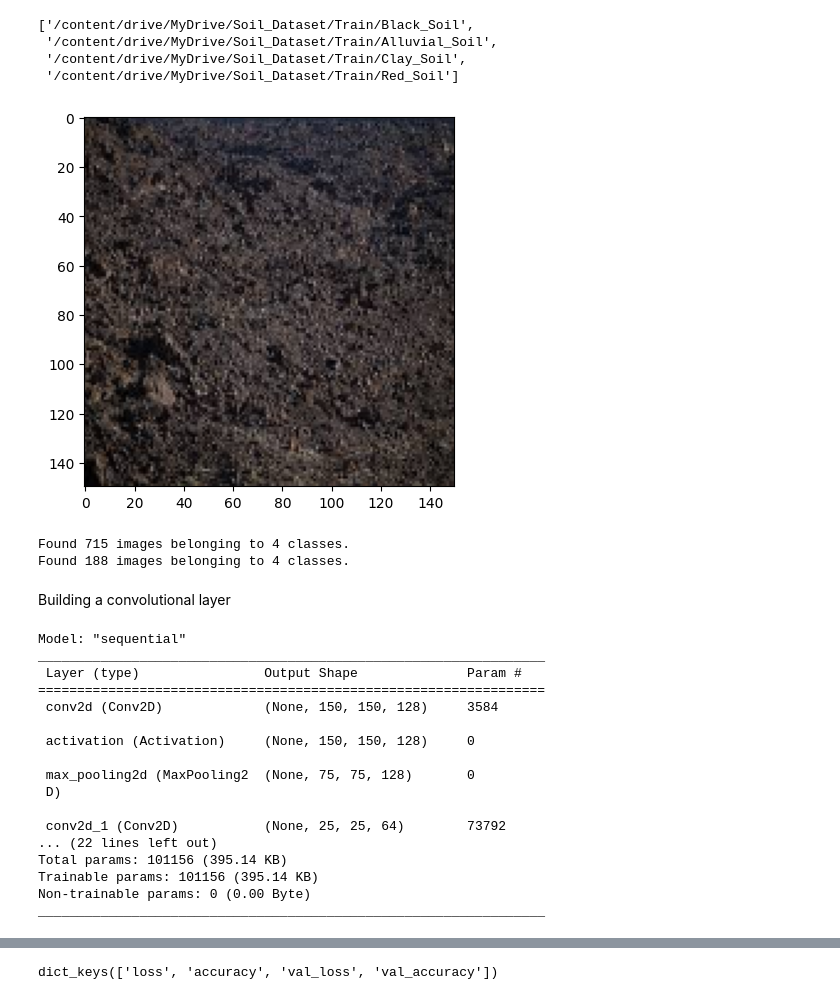
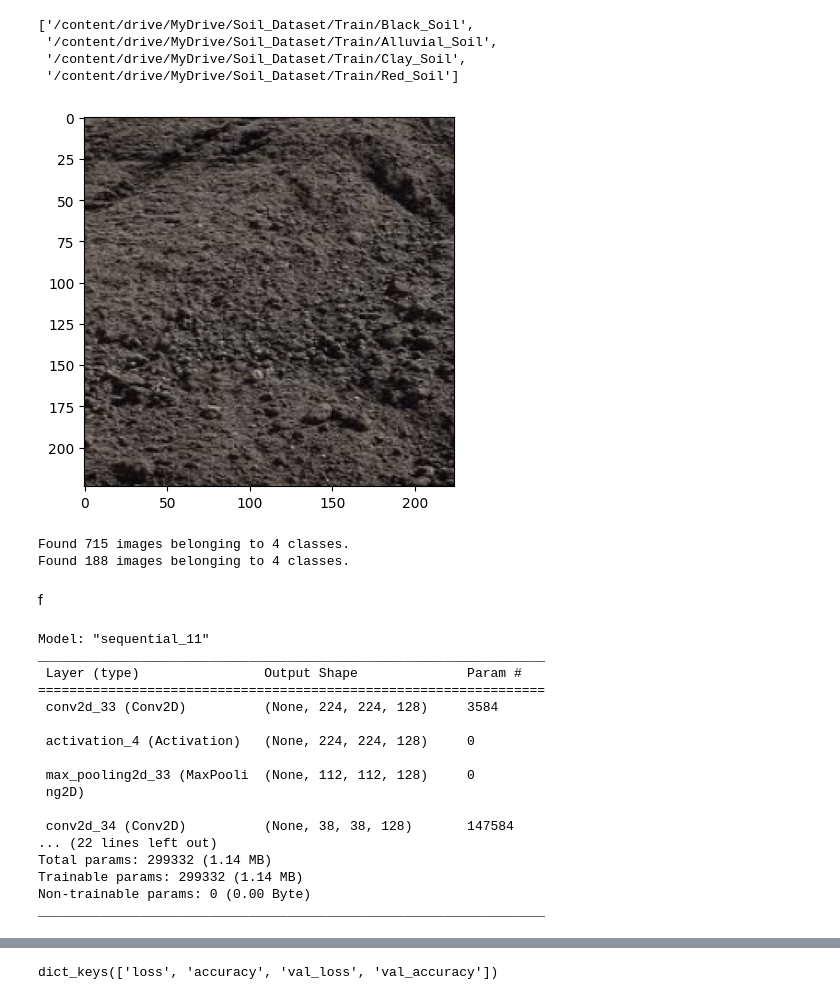
Before and after one commit to Saicharan39/Machine-Learning, a Jupyter notebook: soil_classification.ipynb, the cells around one changed output, grey strips where cells are left out. Saved outputs shown, nothing was run; the diff lists cells and outputs as text; code cells hidden in the pictures.

```diff
--- a/soil_classification.ipynb
+++ b/soil_classification.ipynb
@@ -46,9 +47,9 @@ import cv2
 import numpy as np
 import matplotlib.pyplot as plt
 # %%
-img_width,img_height=150,150
+img_width,img_height=224,224
 batch_size=32
-epochs=10
+epochs=15
 # %%
 path='/content/drive/MyDrive/Soil_Dataset'
 # %%
@@ -120,9 +121,9 @@ def show_soil(path):
  plt.imshow(cv2.cvtColor(im_resized,cv2.COLOR_BGR2RGB))
  plt.show()
 # %%
-show_soil('/content/drive/MyDrive/Soil_Dataset/Train/Black_Soil/Black_10.jpg')
+show_soil('/content/drive/MyDrive/Soil_Dataset/Test/Black_Soil/Black_10.jpg')
 # %% [output]
-[figure, old version]
+[figure, new version]
 # %%
 trainGen=ImageDataGenerator(rescale=1./255,shear_range=0.2,horizontal_flip=True,zoom_range=0.2)
 testGen=ImageDataGenerator(rescale=1./255)
@@ -132,46 +133,51 @@ test=testGen.flow_from_directory(test_data_dir,target_size=(img_height,img_width
 # %% [output]
 Found 715 images belonging to 4 classes.
 Found 188 images belonging to 4 classes.
-# %% [markdown]
-Building a convolutional layer
+# %% [markdown]
+f
 # %%
+from tensorflow.keras.models import Sequential
+from tensorflow.keras.layers import Conv2D, MaxPooling2D, Dropout, Flatten, Dense
+
+
 model=Sequential()
 model.add(Conv2D(128,(3,3),input_shape=(img_height,img_width,3),padding='same',activation='relu'))
 model.add(Activation('relu'))
 model.add(MaxPool2D(pool_size=(2,2)))
 
+model.add(Conv2D(128,3,3,padding='same',activation='relu'))
+model.add(MaxPool2D(pool_size=(2,2)))
+model.add(Dropout(0.25))
+
+
 model.add(Conv2D(64,3,3,padding='same',activation='relu'))
 model.add(MaxPool2D(pool_size=(2,2)))
-model.add(Dropout(0.2))
+model.add(Dropout(0.25))
 
 
-model.add(Conv2D(32,3,3,padding='same',activation='relu'))
-model.add(MaxPool2D(pool_size=(2,2)))
-model.add(Dropout(0.2))
-
-model.add(Dense(32,activation='relu'))
 
 model.add(Flatten())
-model.add(Dense(32,activation='relu'))
+model.add(Dense(128,activation='relu'))
+model.add(Dropout(0.25))
 model.add(Dense(4,activation='softmax'))
 
 model.summary()
 # %% [output]
-Model: "sequential"
+Model: "sequential_11"
 _________________________________________________________________
  Layer (type)                Output Shape              Param #
 =================================================================
- conv2d (Conv2D)             (None, 150, 150, 128)     3584
+ conv2d_33 (Conv2D)          (None, 224, 224, 128)     3584
 
- activation (Activation)     (None, 150, 150, 128)     0
+ activation_4 (Activation)   (None, 224, 224, 128)     0
 
- max_pooling2d (MaxPooling2  (None, 75, 75, 128)       0
- D)
+ max_pooling2d_33 (MaxPooli  (None, 112, 112, 128)     0
+ ng2D)
 
- conv2d_1 (Conv2D)           (None, 25, 25, 64)        73792
+ conv2d_34 (Conv2D)          (None, 38, 38, 128)       147584
 ... (22 lines left out)
-Total params: 101156 (395.14 KB)
-Trainable params: 101156 (395.14 KB)
+Total params: 299332 (1.14 MB)
+Trainable params: 299332 (1.14 MB)
 Non-trainable params: 0 (0.00 Byte)
 _________________________________________________________________
 # %%
```
Also changed, not shown: parts of 13 cells of this notebook.
